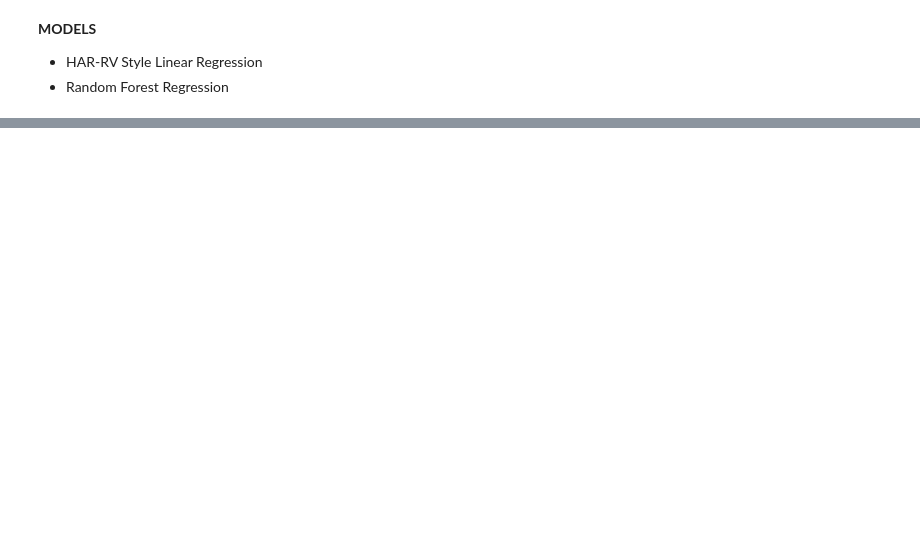
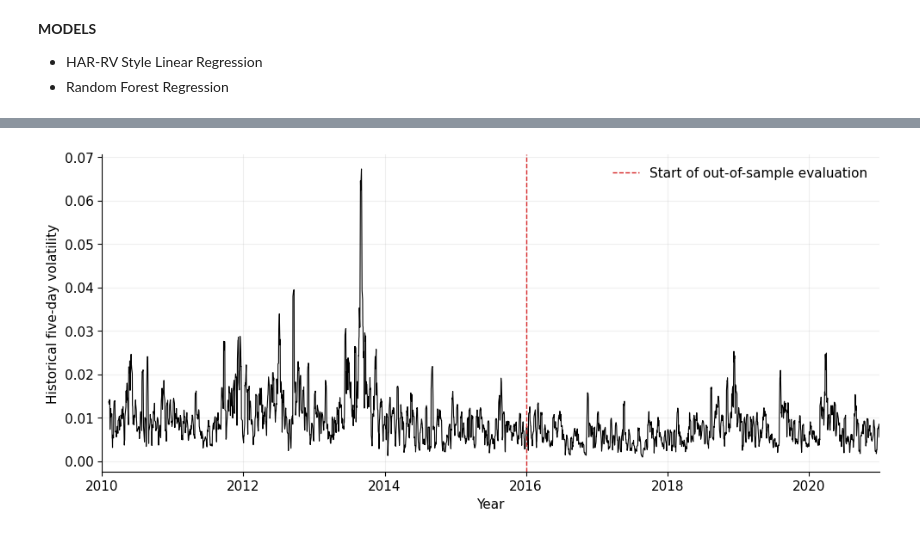
Before and after one commit to ruthvik889/Model-Performance-Forecasting-Volatility-Between-INR-USD, a Jupyter notebook: INR_USD_Volatility_Forecasting.ipynb, the cells around one changed output, grey strips where cells are left out. Cells and saved outputs as stored; diff of their text form; code cells hidden in the pictures; blank space fills up the shorter version.

```diff
--- a/INR_USD_Volatility_Forecasting.ipynb
+++ b/INR_USD_Volatility_Forecasting.ipynb
@@ -321,0 +449,42 @@ plt.show()
+# %%
+fig, ax = plt.subplots(figsize=(10, 4.5))
+
+ax.plot(
+    df["date"],
+    df["inr_usd_five_back"],
+    color="black",
+    linewidth=0.8
+)
+
+ax.axvline(
+    pd.Timestamp("2016-01-01"),
+    color="tab:red",
+    linestyle="--",
+    linewidth=1,
+    label="Start of out-of-sample evaluation"
+)
+
+ax.set_xlabel("Year")
+ax.set_ylabel("Historical five-day volatility")
+
+ax.xaxis.set_major_locator(mdates.YearLocator(2))
+ax.xaxis.set_major_formatter(mdates.DateFormatter("%Y"))
+
+ax.set_xlim(
+    pd.Timestamp("2010-01-01"),
+    pd.Timestamp("2020-12-31")
+)
+
+ax.legend(frameon=False)
+ax.grid(alpha=0.2)
+fig.tight_layout()
+
+fig.savefig(
+    "Figure_2_Historical_Volatility_2010_2020.png",
+    dpi=300,
+    bbox_inches="tight"
+)
+
+plt.show()
+# %% [output]
+[figure, added]
```
Also changed, not shown: parts of 17 cells of this notebook.
